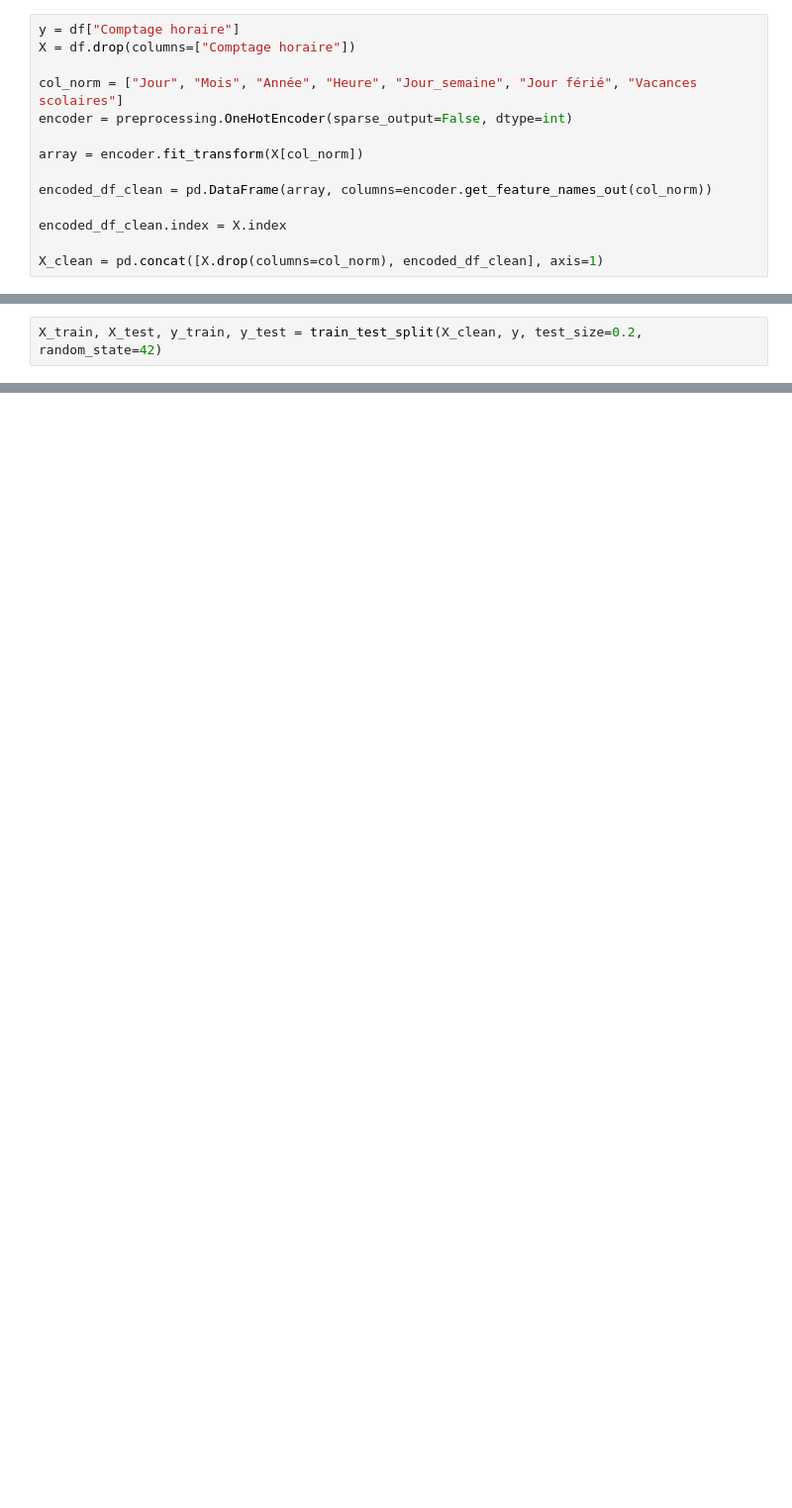
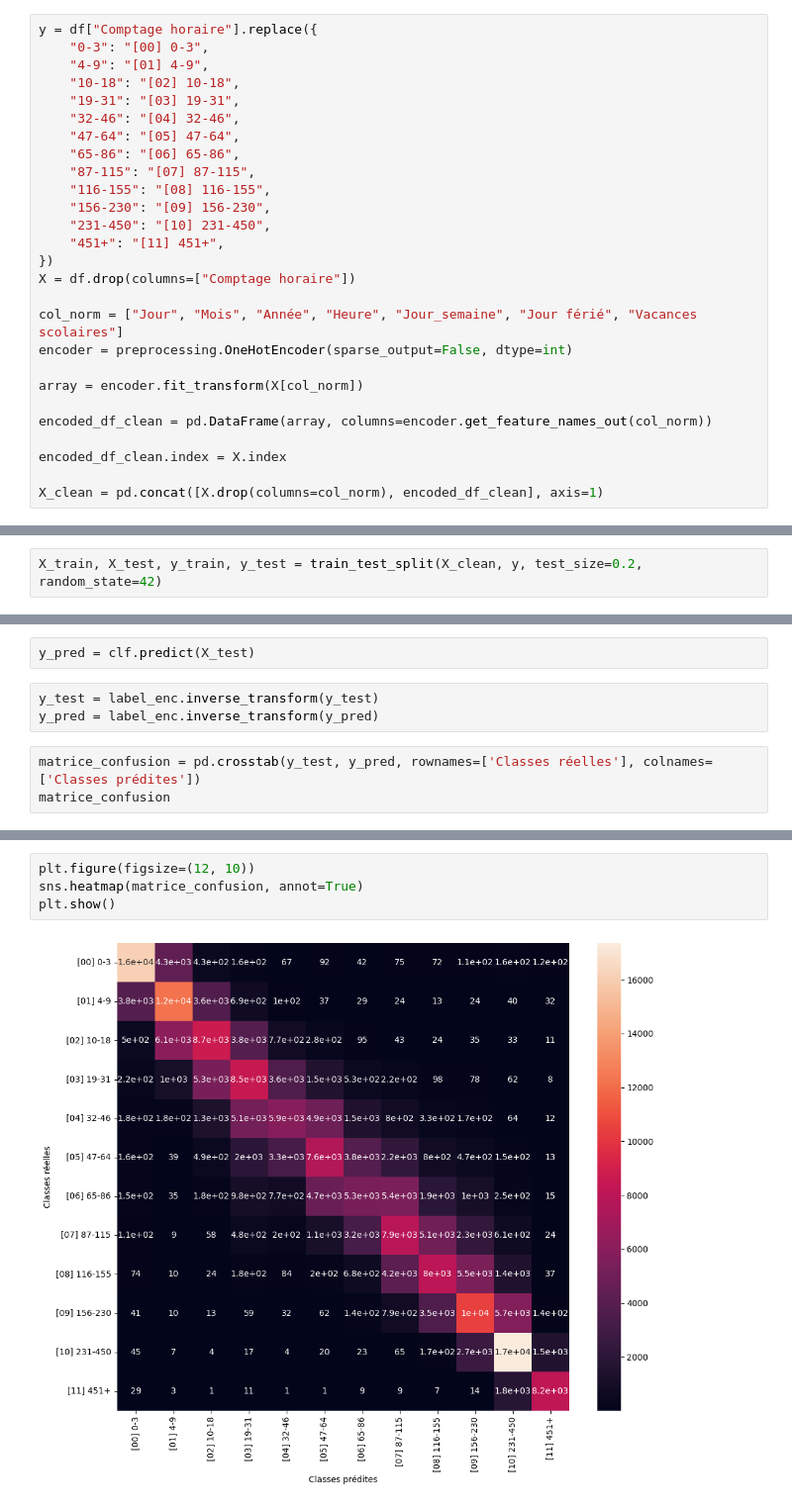
Before and after one commit to DataScientest-Studio/jan25_bds_trafic_cycliste, a Jupyter notebook: notebooks/classification/HistGradientBoostingClassifier.ipynb, the cells around one changed output, grey strips where cells are left out. Shown: that part at 99% size. Cells and saved outputs as stored; diff of their text form; blank space fills up the shorter version.

```diff
--- a/notebooks/classification/HistGradientBoostingClassifier.ipynb
+++ b/notebooks/classification/HistGradientBoostingClassifier.ipynb
@@ -31,7 +31,20 @@ Data columns (total 76 columns):
 dtypes: int64(75), object(1)
 memory usage: 707.5+ MB
 # %%
-y = df["Comptage horaire"]
+y = df["Comptage horaire"].replace({
+    "0-3": "[00] 0-3",
+    "4-9": "[01] 4-9",
+    "10-18": "[02] 10-18",
+    "19-31": "[03] 19-31",
+    "32-46": "[04] 32-46",
+    "47-64": "[05] 47-64",
+    "65-86": "[06] 65-86",
+    "87-115": "[07] 87-115",
+    "116-155": "[08] 116-155",
+    "156-230": "[09] 156-230",
+    "231-450": "[10] 231-450",
+    "451+": "[11] 451+",
+})
 X = df.drop(columns=["Comptage horaire"])
 
 col_norm = ["Jour", "Mois", "Année", "Heure", "Jour_semaine", "Jour férié", "Vacances scolaires"]
@@ -104,0 +87,8 @@ best score 0.34306961778977146
+# %%
+y_pred = clf.predict(X_test)
+# %%
+y_test = label_enc.inverse_transform(y_test)
+y_pred = label_enc.inverse_transform(y_pred)
+# %%
+matrice_confusion = pd.crosstab(y_test, y_pred, rownames=['Classes réelles'], colnames=['Classes prédites'])
+matrice_confusion
@@ -104,0 +110,6 @@ best score 0.34306961778977146
+# %%
+plt.figure(figsize=(12, 10))
+sns.heatmap(matrice_confusion, annot=True)
+plt.show()
+# %% [output]
+[figure, added]
```
Also changed, not shown: parts of 8 cells of this notebook, 9 other files.
